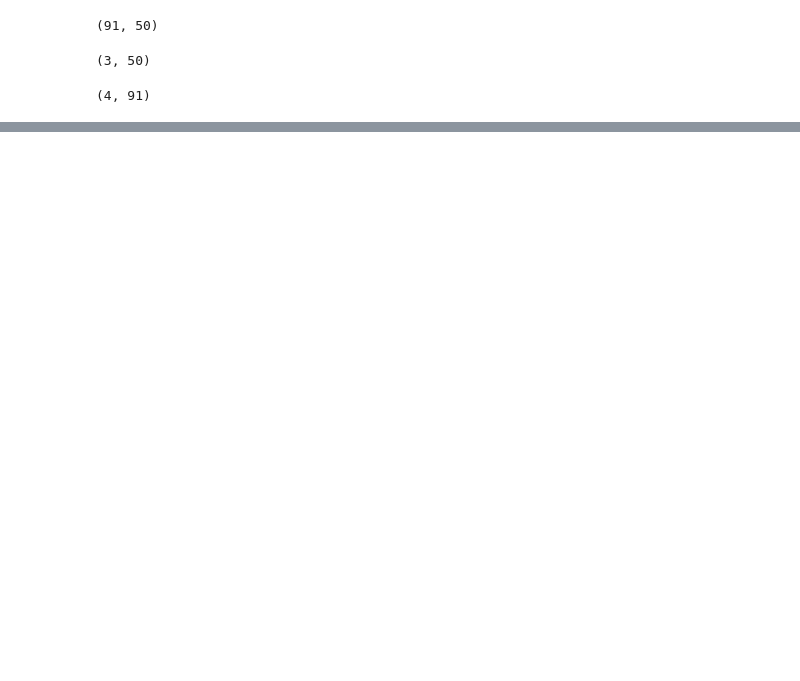
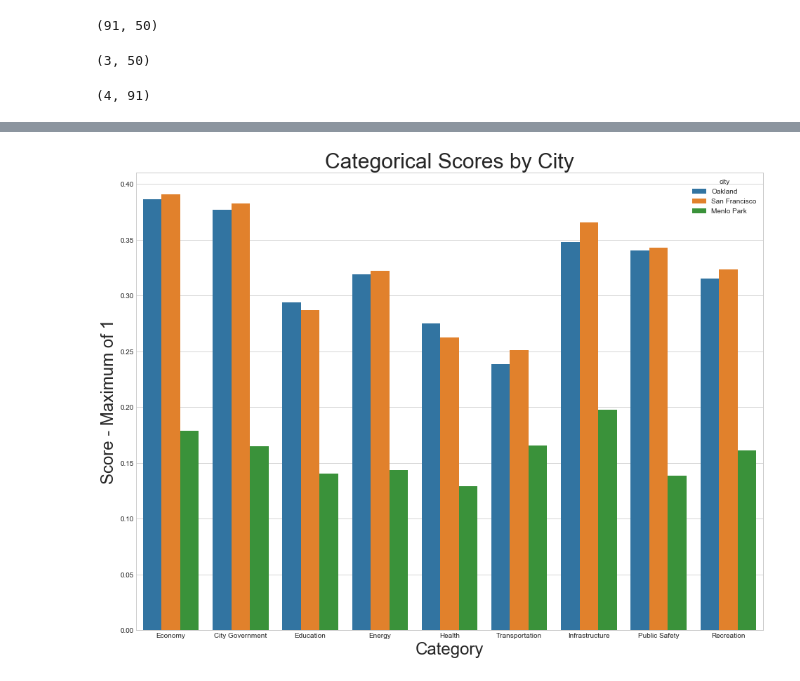
Before and after one commit to akhiljalan/ctsp-open-data, a Jupyter notebook: CTSP/code/glove-tag-comparison.ipynb, the cells around one changed output, grey strips where cells are left out. Drawn from its saved outputs; the diff is of its cells as text; code cells hidden in the pictures; blank space fills up the shorter version.

Commit message:
finish barplots

```diff
--- a/CTSP/code/glove-tag-comparison.ipynb
+++ b/CTSP/code/glove-tag-comparison.ipynb
@@ -277,0 +566,2 @@ np.size(np.random.randn(5, 5, 5))
+# %%
+score_data_df.rename(columns = category_map_dict, inplace=True)
@@ -277,0 +577,2 @@ np.size(np.random.randn(5, 5, 5))
+# %%
+score_melt = pd.melt(score_data_df, id_vars=score_data_df.index, value_vars=score_data_df.columns.values)
@@ -277,0 +592,2 @@ np.size(np.random.randn(5, 5, 5))
+# %%
+plt.rcParams['figure.figsize'] = [16, 12]
@@ -277,0 +603,2 @@ np.size(np.random.randn(5, 5, 5))
+# %%
+score_melt['city'] = ['Oakland', 'San Francisco', 'Menlo Park'] * 9
@@ -277,0 +625,12 @@ np.size(np.random.randn(5, 5, 5))
+# %%
+sns.barplot(x='variable', y='value', hue='city', data=score_melt)
+plt.title('Categorical Scores by City', fontsize=30)
+plt.ylabel('Score - Maximum of 1', fontsize=24)
+plt.xlabel('Category', fontsize=24)
+sns.set_style('whitegrid')
+plt.savefig('../data/scores_barplot.png')
+# plt.bar(np.arange(9), menlo_scores, label='Menlo Park')
+# plt.bar(np.arange(9), oakland_scores, label='Oakland')
+# plt.bar(np.arange(9), sf_scores, label='San Francisco')
+# %% [output]
+[figure, added]
```
Also changed, not shown: parts of 61 cells of this notebook, 6 other files.
